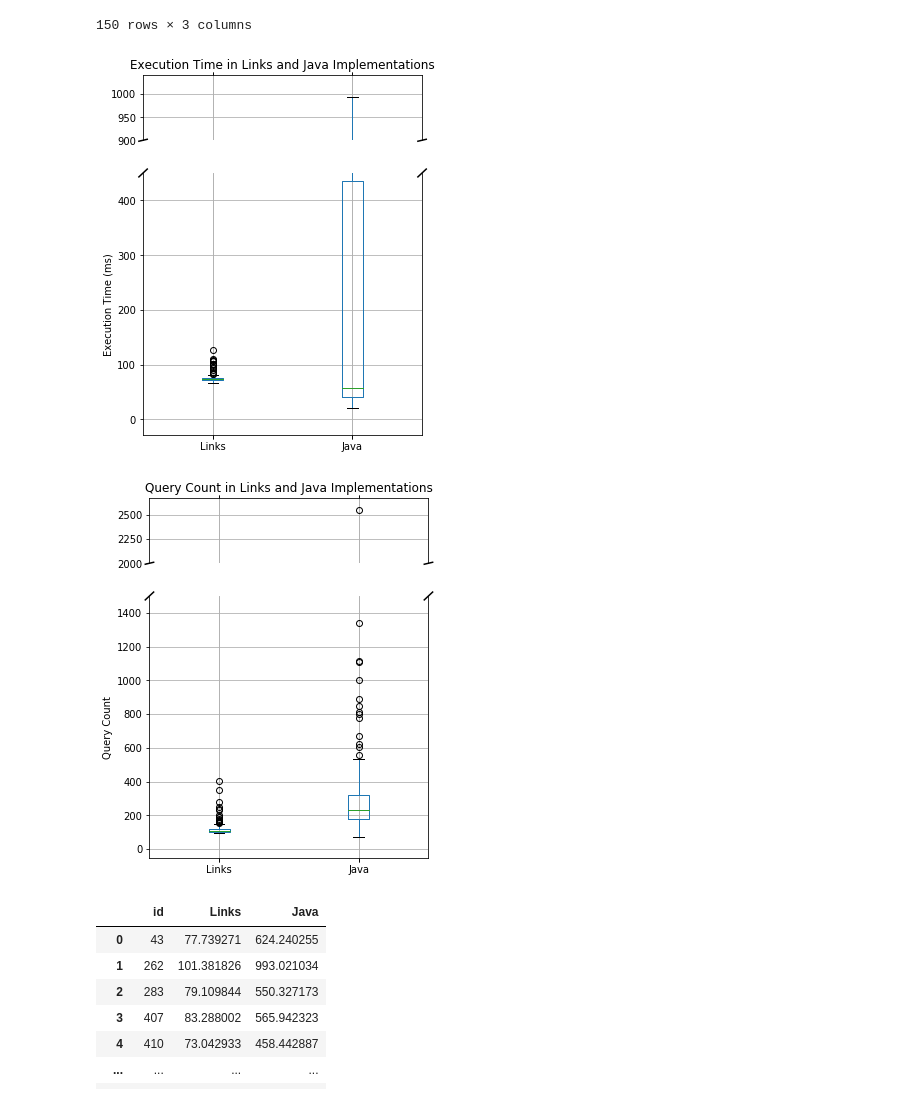
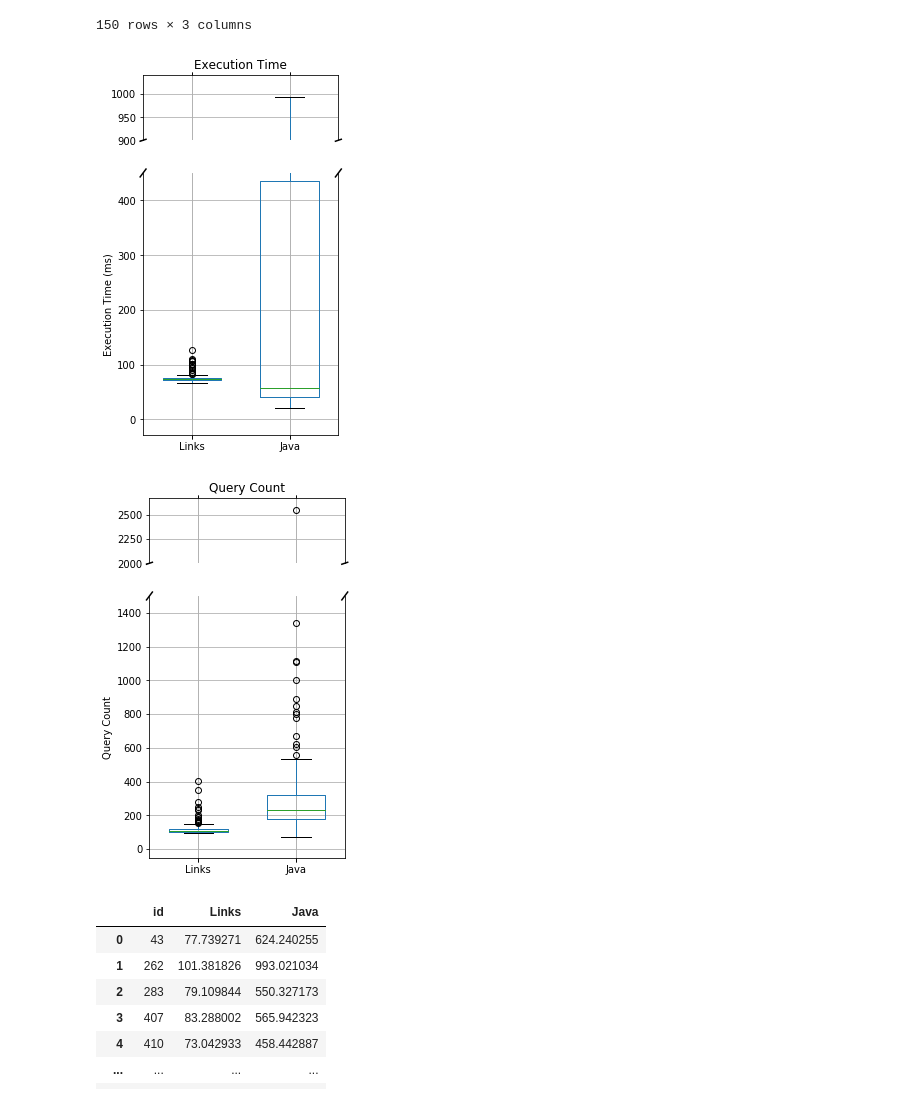
Before and after one commit to SimonJF/skye-gtopdb, a Jupyter notebook: benchmarking/data-analysis/Object Display.ipynb, the cells around one changed output. Drawn from its saved outputs; the diff is of its cells as text; code cells hidden in the pictures.

```diff
--- a/benchmarking/data-analysis/Object Display.ipynb
+++ b/benchmarking/data-analysis/Object Display.ipynb
@@ -7,6 +7,10 @@ import matplotlib.pyplot as plt
 import numpy as np
 import brokenaxes
 
+BOX_WIDTH = 3.5
+BOX_HEIGHT = 8
+DATA_WIDTH = 0.6
+
 # Helper functions
 # Strips URLs to get an ID
 def strip_urls(base, url):
@@ -164,50 +168,50 @@ joined_count_frame
 jtf = joined_time_frame[['Links', 'Java']]
 
 fig, (ax1, ax2) = plt.subplots(2, 1,gridspec_kw={'height_ratios': [0.5, 2]}, sharex=True)
-jtf.boxplot(ax=ax1)
+jtf.boxplot(ax=ax1, widths=DATA_WIDTH)
 ax1.set_xlabel('')
 ax1.set_ylim(ymin=900)
 
-jtf.boxplot(ax=ax2)
+jtf.boxplot(ax=ax2, widths=DATA_WIDTH)
 ax2.set_title('')
 ax2.set_ylim(ymax=450)
-fig.set_size_inches(5, 8)
+fig.set_size_inches(BOX_WIDTH, BOX_HEIGHT)
 fig.subplots_adjust(top=0.75)
 
 ax1.spines['bottom'].set_visible(False)
 ax2.spines['top'].set_visible(False)
 ax1.xaxis.tick_top()
 ax1.tick_params(labeltop=False)  # don't put tick labels at the top
 ax2.xaxis.tick_bottom()
 
 d = .015  # how big to make the diagonal lines in axes coordinates
 d4 = d * 4
 # arguments to pass to plot, just so we don't keep repeating them
 kwargs = dict(transform=ax1.transAxes, color='k', clip_on=False)
 ax1.plot((-d, +d), (-d, +d), **kwargs)        # top-left diagonal
 ax1.plot((1 - d, 1 + d), (-d, +d), **kwargs)  # top-right diagonal
 
 kwargs.update(transform=ax2.transAxes)  # switch to the bottom axes
 ax2.plot((-d, +d), (1 - d, 1 + d), **kwargs)  # bottom-left diagonal
 ax2.plot((1 - d, 1 + d), (1 - d, 1 + d), **kwargs)  # bottom-right diagonal
 
 plt.ylabel('Execution Time (ms)')
-ax1.title.set_text("Execution Time in Links and Java Implementations")
+ax1.title.set_text("Execution Time")
 fig.savefig("objectdisplay_querytime_box.pdf", bbox_inches='tight')
 # %% [output]
-[figure, old version]
+[figure, new version]
 # %%
 jtf = joined_count_frame[['Links', 'Java']]
 
 fig, (ax1, ax2) = plt.subplots(2, 1,gridspec_kw={'height_ratios': [0.5, 2]}, sharex=True)
-jtf.boxplot(ax=ax1)
+jtf.boxplot(ax=ax1, widths=DATA_WIDTH)
 ax1.set_xlabel('')
 ax1.set_ylim(ymin=2000)
 
-jtf.boxplot(ax=ax2)
+jtf.boxplot(ax=ax2, widths=DATA_WIDTH)
 ax2.set_title('')
 ax2.set_ylim(ymax=1500)
-fig.set_size_inches(5, 8)
+fig.set_size_inches(BOX_WIDTH, BOX_HEIGHT)
 fig.subplots_adjust(top=0.75)
 
 ax1.spines['bottom'].set_visible(False)
@@ -228,10 +232,10 @@ ax2.plot((-d, +d), (1 - d, 1 + d), **kwargs)  # bottom-left diagonal
 ax2.plot((1 - d, 1 + d), (1 - d, 1 + d), **kwargs)  # bottom-right diagonal
 
 plt.ylabel('Query Count')
-ax1.title.set_text("Query Count in Links and Java Implementations")
+ax1.title.set_text("Query Count")
 fig.savefig("objectdisplay_querycount_box.pdf", bbox_inches='tight')
 # %% [output]
-[figure, old version]
+[figure, new version]
 # %%
 joined_time_frame
 # %% [output]
```
Also changed, not shown: parts of 3 cells of this notebook, 6 other files.
